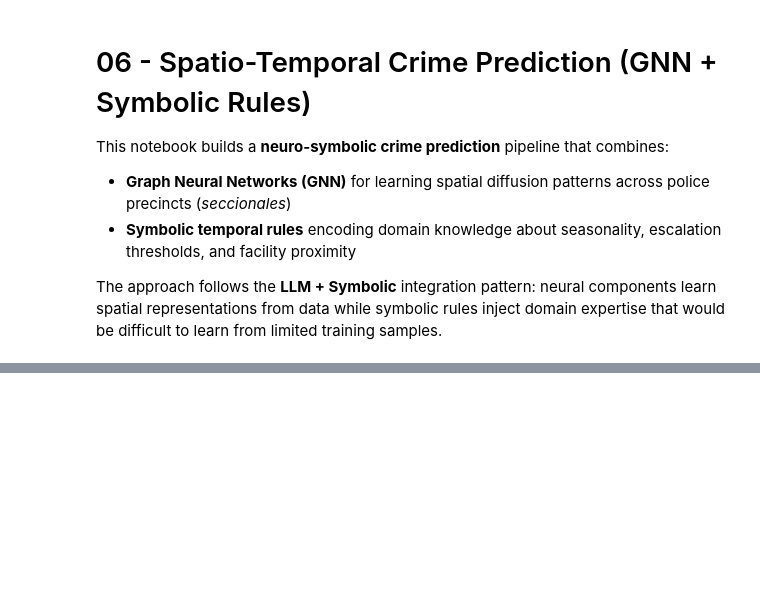
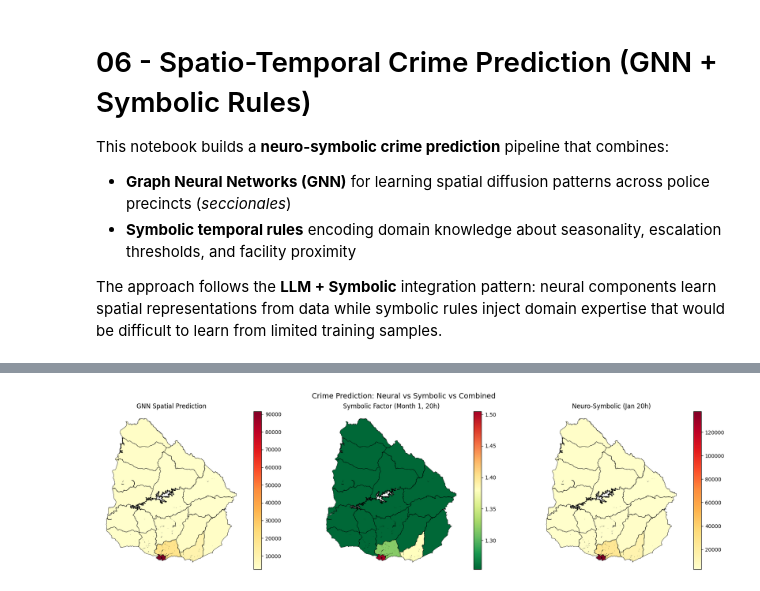
Before and after one commit to SchneiderSix/interior-minister, a Jupyter notebook: notebooks/06_crime_prediction.ipynb, the cells around one changed output, grey strips where cells are left out. Drawn from its saved outputs; the diff is of its cells as text; code cells hidden in the pictures; blank space fills up the shorter version.

```diff
--- a/notebooks/06_crime_prediction.ipynb
+++ b/notebooks/06_crime_prediction.ipynb
@@ -92,25 +117,25 @@ gdf.head()
 # %%
 # ---------------------------------------------------------------------------
-# Build seccional adjacency graph from polygon boundaries
+# Build department adjacency graph from dissolved polygons
 # ---------------------------------------------------------------------------
-# Two precincts are adjacent if their polygons share a boundary (touch/overlap).
+# Two departments are adjacent if their polygons share a boundary.
+# With 19 departments the O(n²) check is trivial.
 
 G = nx.Graph()
-sec_ids = gdf["seccional_id"].tolist()
-id_to_idx = {sid: i for i, sid in enumerate(sec_ids)}
+dept_ids = gdf["depto"].tolist()
+id_to_idx = {did: i for i, did in enumerate(dept_ids)}
 
-for sid in sec_ids:
-    G.add_node(sid)
+for did in dept_ids:
+    G.add_node(did)
 
-# Find adjacent polygons
+# Find adjacent departments
 for i in range(len(gdf)):
     for j in range(i + 1, len(gdf)):
         if gdf.geometry.iloc[i].touches(gdf.geometry.iloc[j]) or \
            gdf.geometry.iloc[i].intersects(gdf.geometry.iloc[j]):
-            # Exclude containment (only shared edges)
             shared = gdf.geometry.iloc[i].intersection(gdf.geometry.iloc[j])
             if shared.length > 0:  # shared edge, not just a point
-                G.add_edge(sec_ids[i], sec_ids[j])
+                G.add_edge(dept_ids[i], dept_ids[j])
 
 print(f"Adjacency graph: {G.number_of_nodes()} nodes, {G.number_of_edges()} edges")
 print(f"Average degree: {2 * G.number_of_edges() / G.number_of_nodes():.1f}")
@@ -124,3 +149,9 @@ for u, v in G.edges():
 
 edge_index = torch.tensor(edge_list, dtype=torch.long).t().contiguous()
 print(f"edge_index shape: {edge_index.shape}")
+
+# Show adjacency for a few departments
+for dept in ["MONTEVIDEO", "CANELONES", "SALTO"]:
+    if dept in G:
+        neighbors = list(G.neighbors(dept))
+        print(f"  {dept} neighbors: {neighbors}")
@@ -412,9 +715,9 @@ for i in range(min(10, n_nodes)):
 # ---------------------------------------------------------------------------
 
 gdf_pred = gdf.copy()
-gdf_pred["neural_pred"] = neural_pred
+gdf_pred["neural_pred"] = val_pred
 gdf_pred["combined_pred"] = combined_pred
-gdf_pred["escalation"] = escalation_factors
+gdf_pred["symbolic_total"] = symbolic_factors
 
 fig, axes = plt.subplots(1, 3, figsize=(18, 5))
 
@@ -426,34 +729,36 @@ gdf_pred.plot(
     ax=axes[0],
     edgecolor="black",
     linewidth=0.5,
 )
 axes[0].set_title("GNN Spatial Prediction")
 axes[0].set_axis_off()
 
-# Escalation factor
+# Composite symbolic factor (seasonal × hour × urban × escalation)
 gdf_pred.plot(
-    column="escalation",
+    column="symbolic_total",
     cmap="RdYlGn_r",
     legend=True,
     ax=axes[1],
     edgecolor="black",
     linewidth=0.5,
 )
-axes[1].set_title("Symbolic Escalation Factor")
+axes[1].set_title(f"Symbolic Factor (Month {PREDICTION_MONTH}, {PREDICTION_HOUR}h)")
 axes[1].set_axis_off()
 
 # Combined neuro-symbolic
 gdf_pred.plot(
     column="combined_pred",
     cmap="YlOrRd",
     legend=True,
     ax=axes[2],
     edgecolor="black",
     linewidth=0.5,
 )
-axes[2].set_title(f"Neuro-Symbolic (Month {PREDICTION_MONTH})")
+axes[2].set_title(f"Neuro-Symbolic (Jan {PREDICTION_HOUR}h)")
 axes[2].set_axis_off()
 
 plt.suptitle("Crime Prediction: Neural vs Symbolic vs Combined", fontsize=14)
 plt.tight_layout()
 plt.show()
+# %% [output]
+[figure, added]
```
Also changed, not shown: parts of 15 cells of this notebook, 32 other files.
